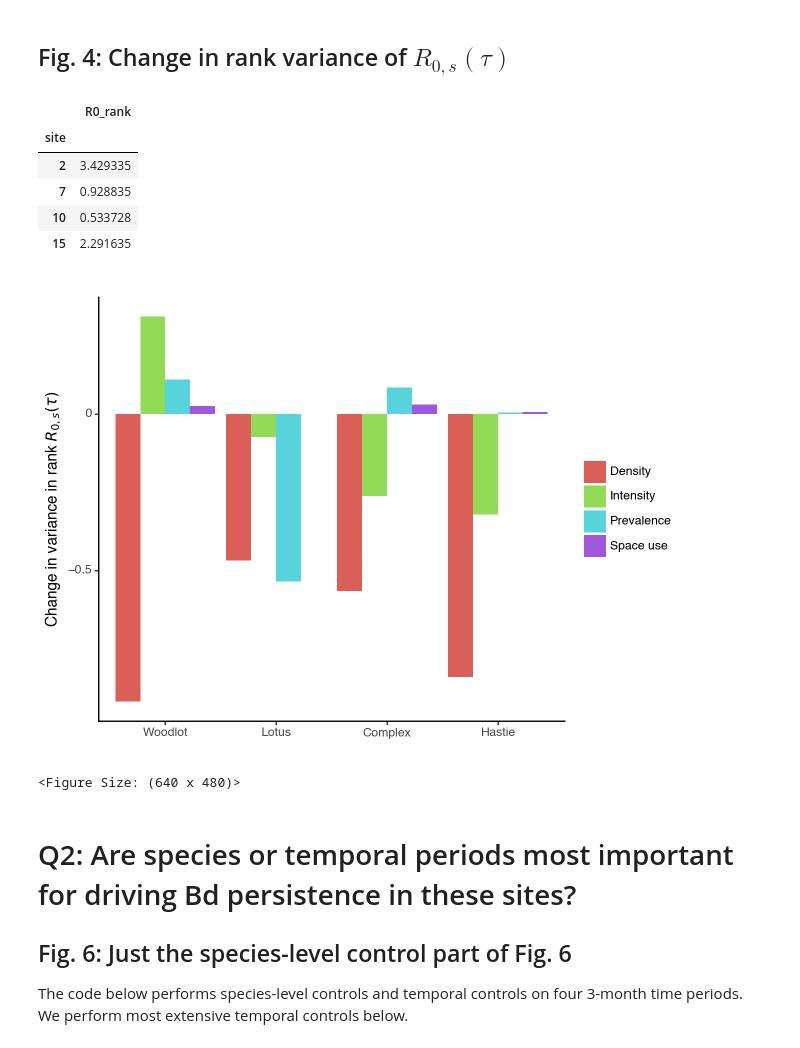
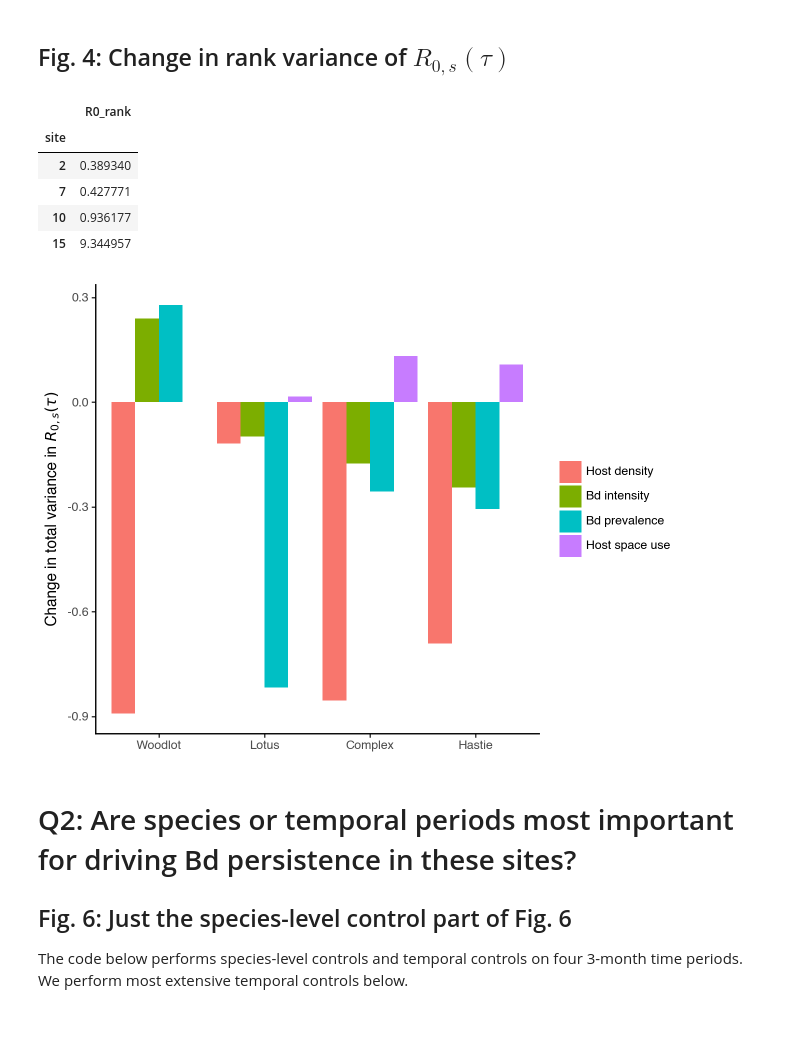
Before and after one commit to mqwilber/seasonal_multihost_model, a Jupyter notebook: code/manuscript_plots.ipynb, the cells around one changed output. Saved outputs shown, nothing was run; the diff lists cells and outputs as text; code cells hidden in the pictures.

```diff
--- a/code/manuscript_plots.ipynb
+++ b/code/manuscript_plots.ipynb
@@ -396,15 +453,5 @@ R0vals.groupby(['species', 'site']).agg({'rank': lambda x: np.mean(x == 1)})
 # %%
-surface_area = True
-microhabitat = True
-constant_density = False
-constant_intensity = False
-constant_water = False
-constant_prev = False
-omega = 1.0
-R0vals = pd.read_csv("../results/all_R0s_microhabitat={0}_surface_area={1}_constant_density={2}_constant_water={3}_constant_intensity={4}_constant_prev={5}_omega={6}.csv".format(microhabitat, surface_area, constant_density, constant_water, constant_intensity, constant_prev, omega))
-
-
-R0vals['R0_rank'] = R0vals.groupby(['julian_date', 'site'])['R0'].rank(ascending=True)
+R0vals['R0_rank'] = R0vals.R0.values
 R0vals['site_name'] = R0vals.site.map({2: 'Woodlot', 7: 'Lotus', 10: 'Complex', 15: "Hastie"})
 R0vals['site_name'] = pd.Categorical(R0vals.site_name, categories=['Woodlot', 'Lotus', 'Complex', 'Hastie'])
 
@@ -418,10 +465,10 @@ baseline_var
 # %% [output]
 |  | R0_rank |
 | site |  |
-| 2 | 3.429335 |
-| 7 | 0.928835 |
-| 10 | 0.533728 |
-| 15 | 2.291635 |
+| 2 | 0.389340 |
+| 7 | 0.427771 |
+| 10 | 0.936177 |
+| 15 | 9.344957 |
 # %%
 microhabitat = True
 constant_density = False
@@ -432,10 +479,10 @@ surface_area = True
 omega = 1.0
 
 # Order: microhabitat, density, water, intensity, prevalence, surface_area
-combos = {'Density': (True, True, False, False, False, True),
-          'Space use': (True, False, True, False, False, True),
-          'Intensity': (True, False, False, True, False, True),
-          'Prevalence': (True, False, False, False, True, True)}
+combos = {'Host density': (True, True, False, False, False, True),
+          'Host space use': (True, False, True, False, False, True),
+          'Bd intensity': (True, False, False, True, False, True),
+          'Bd prevalence': (True, False, False, False, True, True)}
 
 # combos = {'constant_intensity': (True, False, False, True, False, True),
 #           'constant_density': (True, True, False, True, False, True)}
@@ -454,8 +501,10 @@ for key, tfc in combos.items():
 
     R0vals = pd.read_csv("../results/all_R0s_microhabitat={0}_surface_area={1}_constant_density={2}_constant_water={3}_constant_intensity={4}_constant_prev={5}_omega={6}.csv".format(microhabitat, surface_area, constant_density, constant_water, constant_intensity, constant_prev, omega))
 
+    # Only keep species that are well sampled
+    R0vals = R0vals.query("species in @keep_spp")
 
-    R0vals['R0_rank'] = R0vals.groupby(['julian_date', 'site'])['R0'].rank(ascending=True)
+    R0vals['R0_rank'] = R0vals.R0.values
     R0vals['site_name'] = R0vals.site.map({2: 'Woodlot', 7: 'Lotus', 10: 'Complex', 15: "Hastie"})
     R0vals['site_name'] = pd.Categorical(R0vals.site_name, categories=['Woodlot', 'Lotus', 'Complex', 'Hastie'])
 
@@ -466,22 +515,23 @@ for key, tfc in combos.items():
                           .agg({'R0_rank': 'sum'}).reset_index()).set_index("site")
 
     var_res[key] = (up_var - baseline_var) / baseline_var
+# %%
+from plotnine import element_text, theme, element_blank
+var_df = pd.concat(var_res).reset_index().rename(columns={'level_0': 'variable', 'R0_rank': "diff"})
+var_df['site_name'] = var_df.site.map({2: 'Woodlot', 7: 'Lotus', 10: 'Complex', 15: "Hastie"})
+
+var_df['site_name'] = pd.Categorical(var_df.site_name, categories=['Woodlot', 'Lotus', 'Complex', 'Hastie'])
+
+var_df['variable'] = pd.Categorical(var_df.variable, categories=['Host density', 'Bd intensity', 'Bd prevalence', "Host space use"])
 # %%
-from plotnine import element_text, theme, element_blank
-var_df = pd.concat(var_res).reset_index().rename(columns={'level_0': 'variable', 'R0_rank': "diff"})
-var_df['site_name'] = var_df.site.map({2: 'Woodlot', 7: 'Lotus', 10: 'Complex', 15: "Hastie"})
-
-var_df['site_name'] = pd.Categorical(var_df.site_name, categories=['Woodlot', 'Lotus', 'Complex', 'Hastie'])
-
 g = (ggplot(var_df) + geom_bar(aes(x="site_name", y="diff", fill="variable"), stat="identity", position="dodge") +
-                  theme_classic() + ylab("Change in variance in rank $R_{0, s}(\\tau)$") +
+                  theme_classic() + ylab("Change in total variance in $R_{0, s}(\\tau)$") +
                   xlab("") + theme(legend_title=element_blank()))
 
-g.save("../results/sensitivity_analysis.pdf", width=6, height=4)
+#g.save("../results/sensitivity_analysis.pdf", width=6, height=4)
 g
 # %% [output]
-[figure, old version]
+[figure, new version]
-<Figure Size: (640 x 480)>
 # %% [markdown]
 # Q2:  Are species or temporal periods most important for driving Bd persistence in these sites?
 
```
Also changed, not shown: parts of 17 cells of this notebook, 1 other file.
